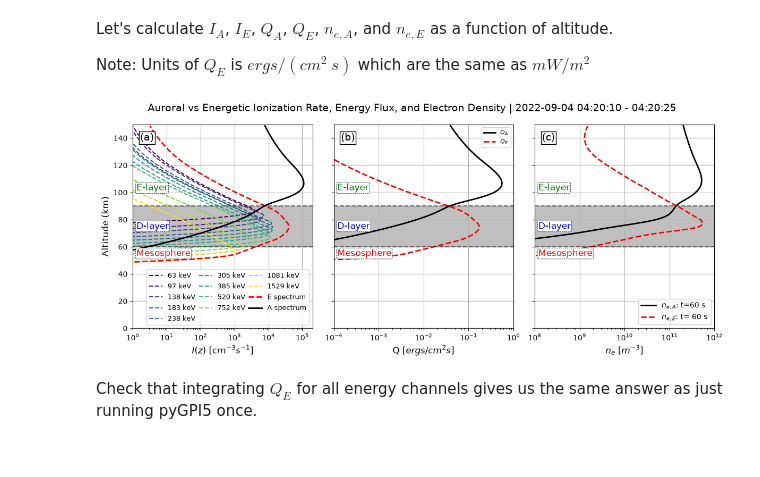
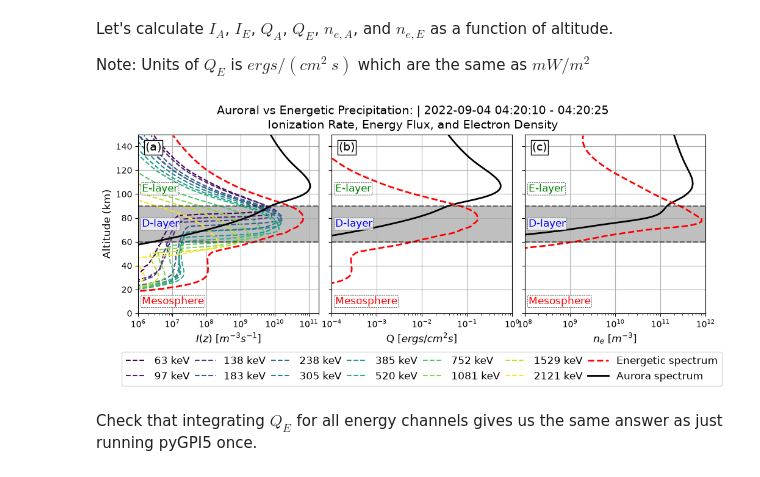
Before and after one commit to mshumko/elfinasi, a Jupyter notebook: src/20220904_substorm_study/energy_number_flux/20220904_elfin_themis_nflux_eflux.ipynb, the cells around one changed output. Drawn from its saved outputs; the diff is of its cells as text; code cells hidden in the pictures.

Commit message:
Working on the energy specturm plots.

```diff
--- a/src/20220904_substorm_study/energy_number_flux/20220904_elfin_themis_nflux_eflux.ipynb
+++ b/src/20220904_substorm_study/energy_number_flux/20220904_elfin_themis_nflux_eflux.ipynb
@@ -514,7 +503,7 @@ plt.savefig(elfinasi.plot_dir / f'{elfin_spectra_time_range[0]:%Y%m%d_%H%M%S}_el
 
 Here we quantify the altitude profile of Q as a function of latitude, and compare and contrast $Q_A$ vs $Q_E$. Here we use `pyGPI5` code to model this, and adapt most of the code from their GitHub tutorial.
 # %%
-AltMinKm = 30.
+AltMinKm = 0.
 AltMaxKm = 150.
 AltStepKm = 1.0
 altkm = np.arange(AltMinKm,AltMaxKm,AltStepKm)
@@ -532,5 +521,5 @@ with temporary_silence():
     chem.Set_Inital_Ionization(tUnix, glat, glon, AltMinKm, AltMaxKm, AltStepKm);
 # %%
 _time_range_ib = (datetime(2022, 9, 4, 4, 20, 10), datetime(2022, 9, 4, 4, 20, 25))
-energy_channel_idx = np.where((pad_obj_eflux.energy >= 0) & (pad_obj_eflux.energy <= 2_000))[0]
+energy_channel_idx = np.where((pad_obj_eflux.energy >= 0) & (pad_obj_eflux.energy <= 2_200))[0]
 ib_eflux = merged_eflux.loc[_time_range_ib[0]:_time_range_ib[1]].mean()
@@ -551,10 +590,22 @@ region_box_style = dict(
     edgecolor='black',
     ls='--',
     lw=0.5,
-    alpha=1
+    alpha=0.7
 )
 # %%
-f, gx = plt.subplots(1,3, figsize=(12,5), sharey=True)
+fig = plt.figure(figsize=(12, 5))
+gs = fig.add_gridspec(
+    2, 3,
+    height_ratios=(4, 1),
+    wspace=0.07,
+    hspace=0.1,
+    top=0.88,
+)
+gx = [fig.add_subplot(gs[0, 0])]
+gx.append(fig.add_subplot(gs[0, 1], sharey=gx[0]))
+gx.append(fig.add_subplot(gs[0, 2], sharey=gx[0]))
+gx.append(fig.add_subplot(gs[1, :], sharey=gx[0]))
+gx[-1].axis('off')
 
 EeV = 1000*pad_obj_eflux.energy[energy_channel_idx]
 QeV = ib_eflux[pad_obj_eflux.energy[energy_channel_idx]].to_numpy()
@@ -564,28 +615,27 @@ color = plt.cm.viridis(np.linspace(0, 1, EeV.shape[0]))
 # Pass the Eflux and Energy arrays to the Ionization function to get the ionization rates for each energy channel.
 for iEnergy, iQ, iColor in zip(EeV, QeV, color):
     qZ, qZE, qfoo = ionization.Ionization(
-        np.array([iEnergy]), np.array([iQ]), AltMinKm, AltMaxKm, AltStepKm, tUnix, glat, glon
+        np.array([iEnergy]), np.array([iQ]), AltMinKm, AltMaxKm, AltStepKm, tUnix, glat, glon,
+        IonizationType='Fang+Berland'
         )
-    qZ[qZ<1e-2] = 1e-2
-    gx[0].semilogx(qZ, chem.altkm, color=iColor, label=f'{int(iEnergy/1000)} keV', ls='--')
+    # qZ[qZ<1e-2] = 1e-2
+    gx[0].semilogx(1e6*qZ, chem.altkm, color=iColor, label=f'{int(iEnergy/1000)} keV', ls='--')
 
 # Pass the total Eflux and Energy arrays to the Ionization function to get the combined ionization rates for all energy channels.
 qZ, qZE,qfoo = ionization.Ionization(
-    EeV, QeV, AltMinKm, AltMaxKm, AltStepKm, tUnix, glat, glon
+    EeV, QeV, AltMinKm, AltMaxKm, AltStepKm, tUnix, glat, glon, IonizationType='Fang+Berland'
     )
-qZ[qZ<1e-2] = 1e-2
-gx[0].semilogx(qZ, chem.altkm, color='r', ls='--', lw=2, label=f'E spectrum')
+# qZ[qZ<1e-2] = 1e-2
+gx[0].semilogx(1e6*qZ, chem.altkm, color='r', ls='--', lw=2, label=f'Energetic spectrum')
 
-# energetic_chem0 = chem(qZ, chem.altkm, IntegrationTime=0.01)
-# energetic_chem1 = chem(qZ, chem.altkm, IntegrationTime=1)
 energetic_chem60 = chem(qZ, chem.altkm, IntegrationTime=60)
-# energetic_chem360 = chem(qZ, chem.altkm, IntegrationTime=360)
 
 # Now calculate how the energy flux is distributed in altitude. This is done by calculating the energy flux at each altitude and then normalizing it to the total energy flux.
 QE_alt = np.zeros_like(chem.altkm)
 for iEnergy, iQ in zip(EeV, QeV):
     qZ, qZE, qfoo = ionization.Ionization(
-        np.array([iEnergy]), np.array([iQ]), AltMinKm, AltMaxKm, AltStepKm, tUnix, glat, glon
+        np.array([iEnergy]), np.array([iQ]), AltMinKm, AltMaxKm, AltStepKm, tUnix, glat, glon,
+        IonizationType='Fang+Berland'
         )
     total_ionization = np.trapezoid(qZE[0, :], chem.altkm)
     normalized_ionization = qZE[0, :] / total_ionization
@@ -595,46 +645,33 @@ for iEnergy, iQ in zip(EeV, QeV):
 qZ_aurora, qZE_aurora, qfoo_aurora = ionization.Ionization(
     np.array([1e3*ib_eflux['e_auroral']]), np.array([ib_eflux['q_auroral']]), AltMinKm, AltMaxKm, AltStepKm, tUnix, glat, glon, IonizationType='Maxwellian'
     )
-# aurora_chem0 = chem(qZ_aurora, chem.altkm, IntegrationTime=0.01)
-# aurora_chem1 = chem(qZ_aurora, chem.altkm, IntegrationTime=1)
 aurora_chem60 = chem(qZ_aurora, chem.altkm, IntegrationTime=60)
-# aurora_chem360 = chem(qZ_aurora, chem.altkm, IntegrationTime=360)
 
-
-gx[0].semilogx(qZ_aurora, chem.altkm, color='k', lw=2, label=f'A spectrum')
+gx[0].semilogx(1e6*qZ_aurora, chem.altkm, color='k', lw=2, label=f'Aurora spectrum')
 
 total_ionization = np.trapezoid(qZE_aurora[0, :], chem.altkm)
 normalized_ionization = qZE_aurora[0, :] / total_ionization
 QA_alt = normalized_ionization * ib_eflux['q_auroral']  # Weight by the energy flux of Q_A
 gx[1].semilogx(QA_alt, chem.altkm, color='k', lw=2, label=f'$Q_A$')
 gx[1].semilogx(QE_alt, chem.altkm, color='r', lw=2, ls='--', label=f'$Q_E$')
+gx[2].semilogx(1e6*aurora_chem60['Ne'], chem.altkm, color='k', ls='-', lw=2, label=f'$n_{{e,A}}$: t=60 s')
+gx[2].semilogx(1e6*energetic_chem60['Ne'], chem.altkm, color='r', ls='--', lw=2, label=f'$n_{{e,E}}$: t= 60 s')
 
-# gx[2].semilogx(aurora_chem0['Ne'], chem.altkm, color='k', ls=':', lw=2, label=f'$n_{{e,A}}$: t=0.01 s')
-# gx[2].semilogx(aurora_chem1['Ne'], chem.altkm, color='k', ls='--', lw=2, label=f'$n_{{e,A}}$: t=1 s')
-gx[2].semilogx(1e6*aurora_chem60['Ne'], chem.altkm, color='k', ls='-', lw=2, label=f'$n_{{e,A}}$: t=60 s')
-# gx[2].semilogx(aurora_chem360['Ne'], chem.altkm, color='k', lw=2, label=f'$n_{{e,A}}$: t=360 s')
-
-# gx[2].semilogx(energetic_chem0['Ne'], chem.altkm, color='r', ls=':', label=f'$n_{{e,E}}$: t=0.01 s')
-# gx[2].semilogx(energetic_chem1['Ne'], chem.altkm, color='r', ls='--', label=f'$n_{{e,E}}$: t=1 s')
-gx[2].semilogx(1e6*energetic_chem60['Ne'], chem.altkm, color='r', ls='--', lw=2, label=f'$n_{{e,E}}$: t= 60 s')
-# gx[2].semilogx(energetic_chem360['Ne'], chem.altkm, color='r', label=f'$n_{{e,E}}$: t=360 s')
-
-gx[0].set_xlim([1,2e5])
-gx[0].set_ylim([0,150])
+gx[0].set_xlim([1e6, 2e11])
+gx[0].set_ylim([0, 150])
 gx[0].set_ylabel('Altitude (km)', fontsize=12)
-# gx[0].set_title('Mono Energetic')
-gx[0].set_xlabel(r'$I(z)$ [$cm^{-3} s^{-1}$]', fontsize=12)
+gx[0].set_xlabel(r'$I(z)$ [$m^{-3} s^{-1}$]', fontsize=12)
+gx[1].set_xlim([1e-4,1e0])
+gx[1].set_xlabel(r'Q [$ergs/cm^{2} s$]', fontsize=12)
 gx[2].set_xlim(1e8, 1e12)
 gx[2].set_xlabel(r'$n_e$ [$m^{-3}$]', fontsize=12)
-gx[0].legend(loc='lower right', ncols=3, fontsize=9, columnspacing=0.5)
-gx[1].legend(fontsize=8)
-gx[2].legend(loc='lower right', fontsize=10)
-gx[1].set_xlim([1e-4,1e0])
-gx[1].set_xlabel(r'Q [$ergs/cm^{2} s$]', fontsize=12)
+
+handles, labels = gx[0].get_legend_handles_labels()
+gx[-1].legend(handles, labels, loc='upper center', ncols=7, fontsize=12, columnspacing=0.5, bbox_to_anchor=(0.5, 0.5))
 
 trans = lambda ax: transforms.blended_transform_factory(ax.transAxes, ax.transData)
 
-for i, gx_i in enumerate(gx):
+for i, gx_i in enumerate(gx[:-1]):
     gx_i.grid()
     gx_i.axhline(60, color='k', ls='--', alpha=0.5)
     gx_i.axhline(90, color='k', ls='--', alpha=0.5)
@@ -658,36 +695,43 @@ for i, gx_i in enumerate(gx):
         ha='left',
         fontsize=12,
         color='blue',
         transform=trans(gx_i),
         bbox=region_box_style
         )
     gx_i.text(
         0.02,
-        55,
+        10,
         f'Mesosphere',
         va='center',
         ha='left',
         fontsize=12,
         transform=trans(gx_i),
         color='red',
         bbox=region_box_style
         )
     gx_i.text(
         0.04,
         0.96,
         f'({string.ascii_lowercase[i]})',
         va='top',
         ha='left',
         fontsize=14,
         transform=gx_i.transAxes,
         color='black',
         bbox=label_box_style
         )
-plt.suptitle(f'Auroral vs Energetic Ionization Rate, Energy Flux, and Electron Density | {_time_range_ib[0]:%Y-%m-%d %H:%M:%S} - {_time_range_ib[1]:%H:%M:%S}', fontsize=14)
+
+for gx_i in [gx[1], gx[2]]:
+    gx_i.tick_params(labelleft=False)
+plt.suptitle(
+    f'Auroral vs Energetic Precipitation: | {_time_range_ib[0]:%Y-%m-%d %H:%M:%S} - {_time_range_ib[1]:%H:%M:%S}'
+    f'\nIonization Rate, Energy Flux, and Electron Density',
+    fontsize=14
+    )
 plt.tight_layout()
 plt.savefig(elfinasi.plot_dir / f'{elfin_spectra_time_range[0]:%Y%m%d_%H%M%S}_elfin_themis_eflux_ionization.pdf')
 # %% [output]
-[figure, old version]
+[figure, new version]
 # %% [markdown]
 Check that integrating $Q_E$ for all energy channels gives us the same answer as just running pyGPI5 once.
 # %%
```
Also changed, not shown: parts of 16 cells of this notebook, 9 other files.
